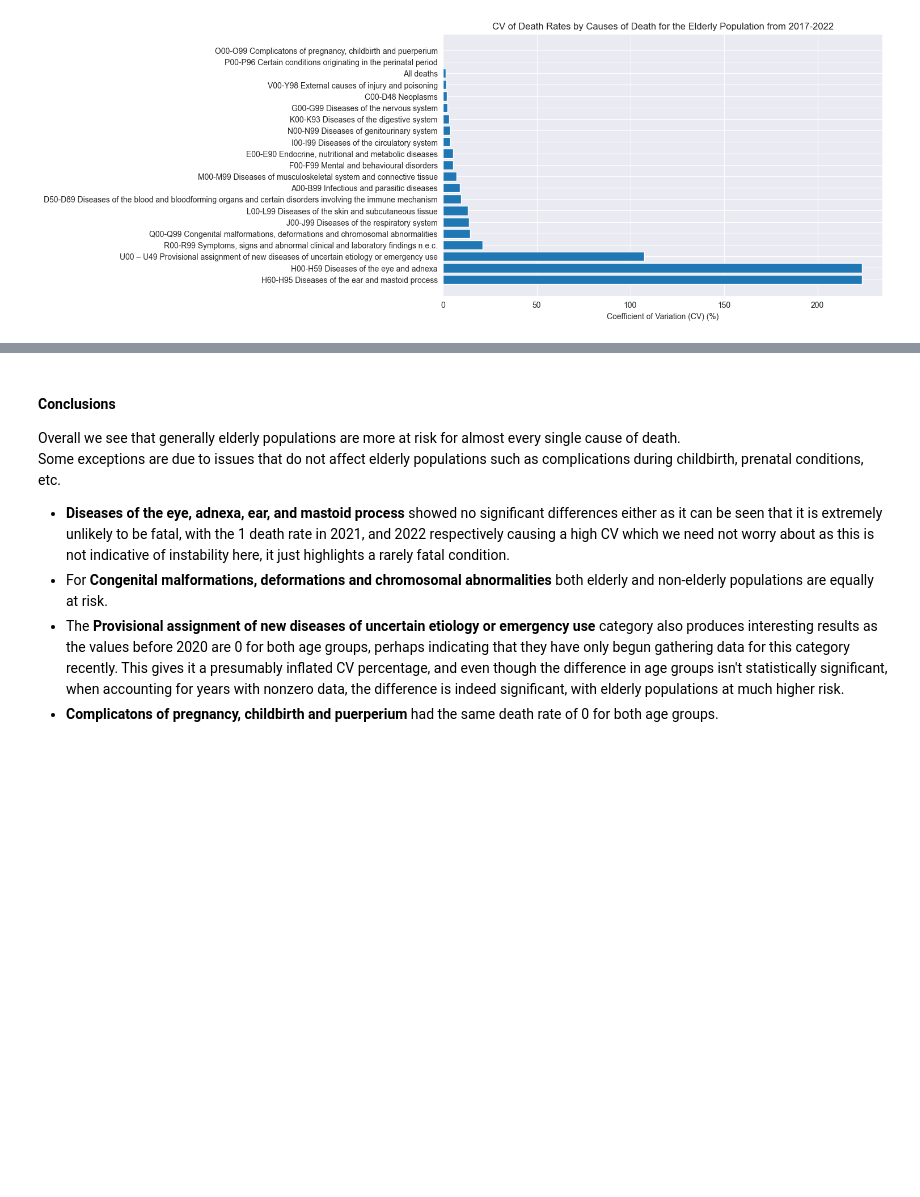
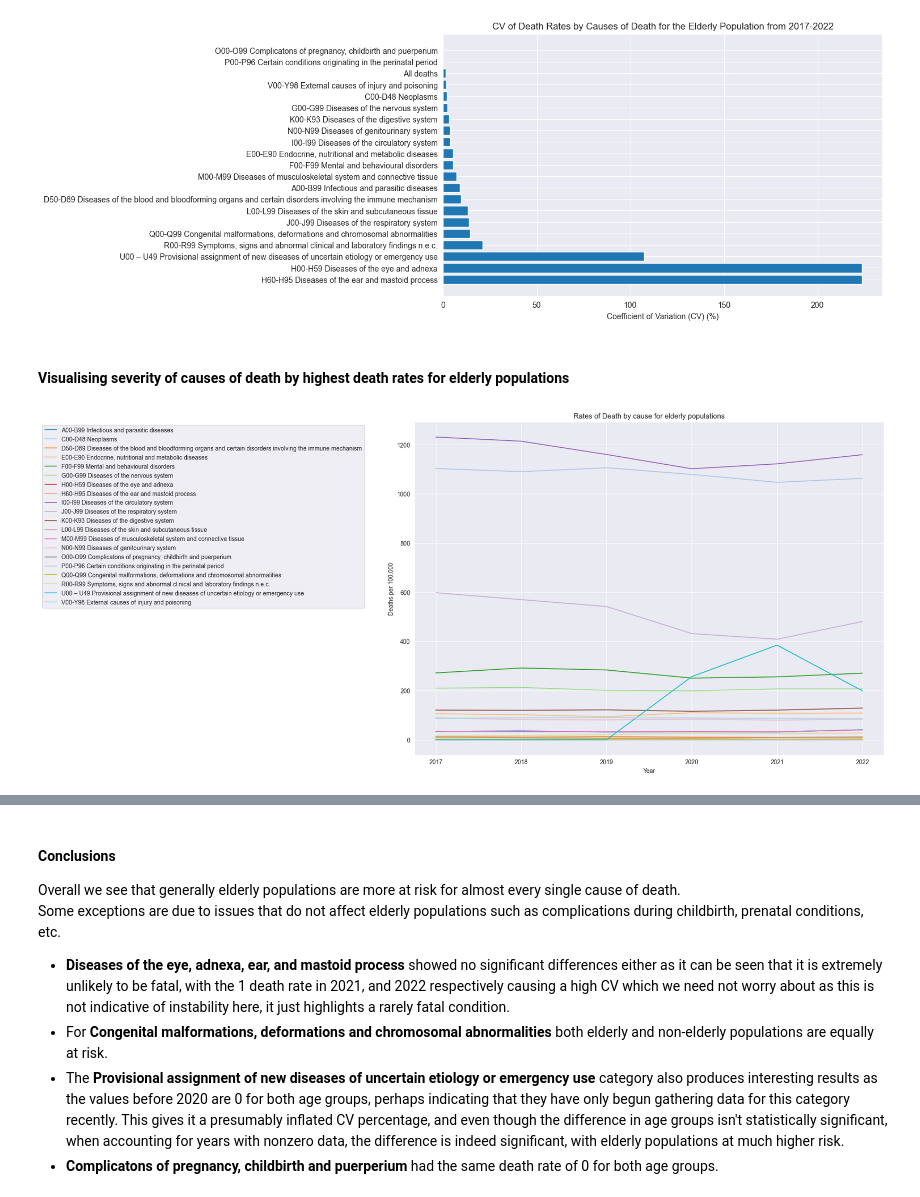
Before and after one commit to oOoOoOo0o/LM051-FYP, a Jupyter notebook: healthcare/mortality-indicators.ipynb, the cells around one changed output, grey strips where cells are left out. Cells and saved outputs as stored; diff of their text form; code cells hidden in the pictures; blank space fills up the shorter version.

Commit message:
Severity comparison

```diff
--- a/healthcare/mortality-indicators.ipynb
+++ b/healthcare/mortality-indicators.ipynb
@@ -238,3 +238,24 @@ plt.title('CV of Death Rates by Causes of Death for the Elderly Population from
 plt.show()
 # %% [output]
 [figure]
+# %% [markdown]
+#### Visualising severity of causes of death by highest death rates for elderly populations
+# %%
+plt.figure(figsize=(14, 10))
+
+colours = plt.get_cmap('tab20', len(causes_of_death) - 1)
+
+for idx, cause in enumerate(causes_of_death[1:]):
+    elderly_cause_df = elderly_df[elderly_df['Cause of Death'] == cause]
+    elderly_deaths = elderly_cause_df[years].values.flatten()
+
+    colour = colours(idx)
+    plt.plot(years, elderly_deaths, label=cause, color=colour)
+
+plt.title('Rates of Death by cause for elderly populations')
+plt.ylabel('Deaths per 100,000')
+plt.xlabel('Year')
+plt.legend(bbox_to_anchor=(-0.1, 1))
+plt.show()
+# %% [output]
+[figure, added]
```
Also changed, not shown: parts of 2 cells of this notebook.
